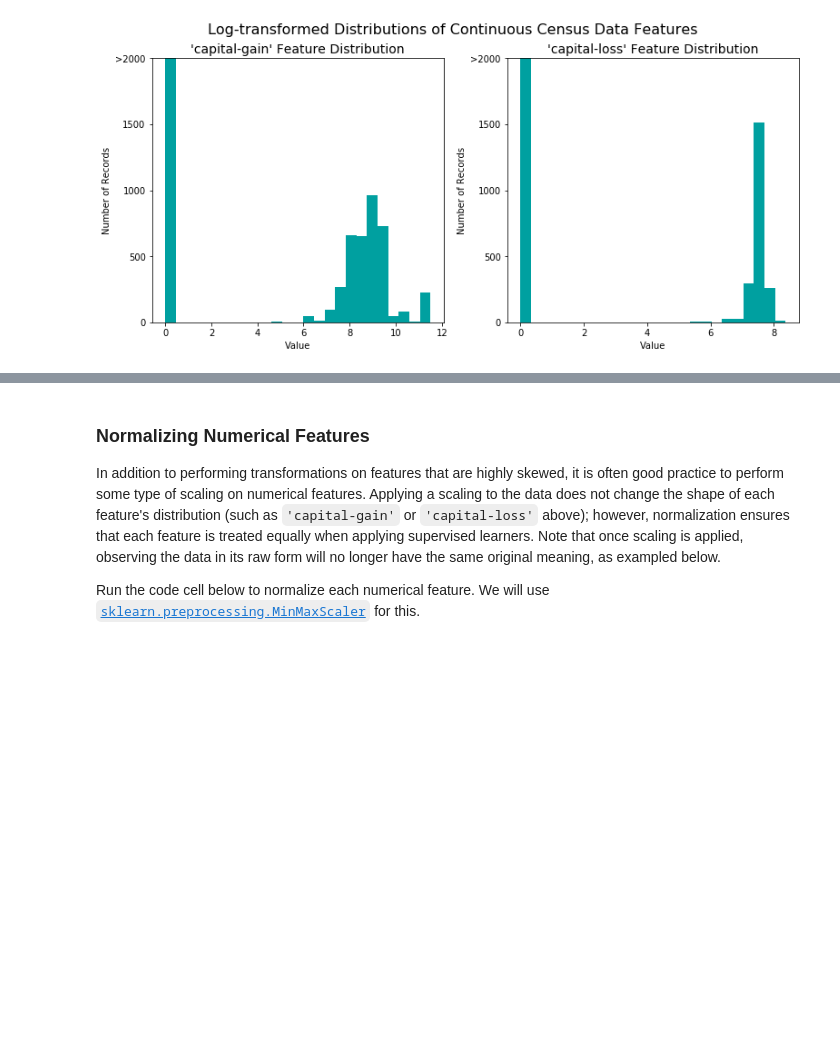
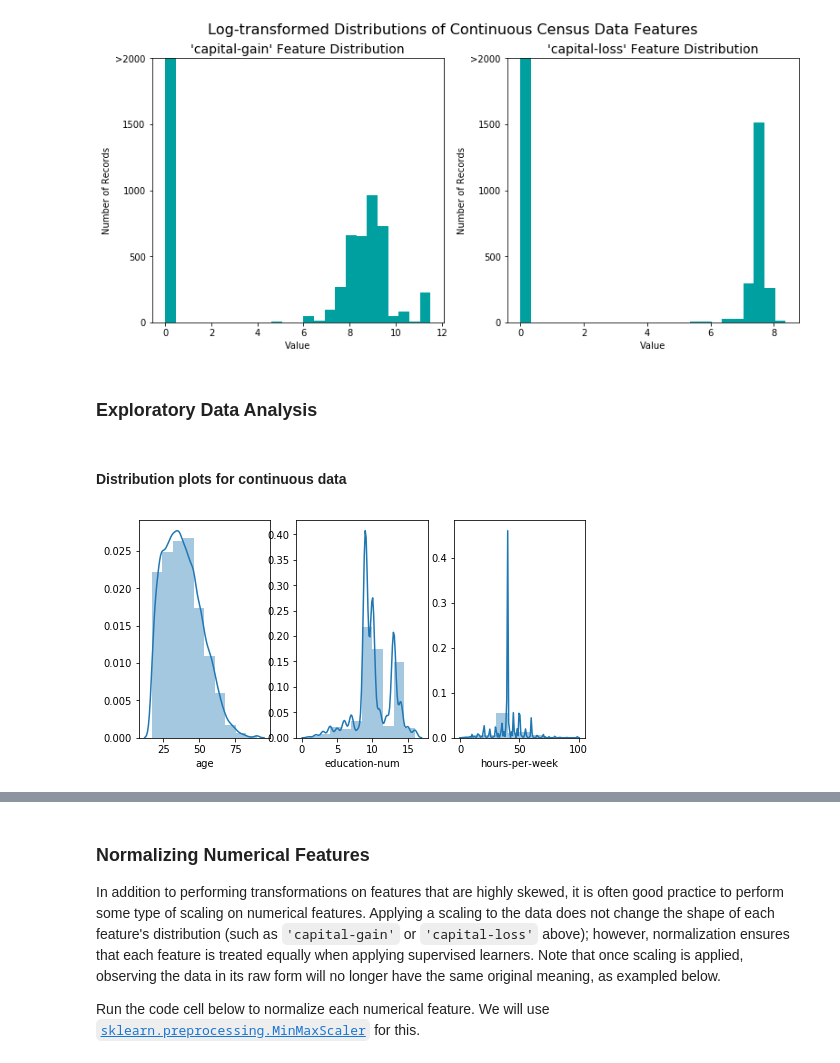
Before and after one commit to jayurbain/data-science-nanodegree, a Jupyter notebook: DSND_Term1/projects/p1_charityml/finding_donors.ipynb, the cells around one changed output, grey strips where cells are left out. Saved outputs shown, nothing was run; the diff lists cells and outputs as text; code cells hidden in the pictures; blank space fills up the shorter version.

```diff
--- a/DSND_Term1/projects/p1_charityml/finding_donors.ipynb
+++ b/DSND_Term1/projects/p1_charityml/finding_donors.ipynb
@@ -124,3 +124,5 @@ features_log_transformed[skewed] = features_raw[skewed].apply(lambda x: np.log(x
 vs.distribution(features_log_transformed, transformed = True)
 # %% [output]
 [figure]
+# %% [markdown]
+### Exploratory Data Analysis
@@ -126,0 +137,11 @@ vs.distribution(features_log_transformed, transformed = True)
+# %% [markdown]
+#### Distribution plots for continuous data
+# %%
+df = data
+
+f, ax = plt.subplots(1,3,figsize=(8,4))
+vis1 = sns.distplot(df["age"],bins=10, ax= ax[0])
+vis2 = sns.distplot(df["education-num"],bins=10, ax=ax[1])
+vis3 = sns.distplot(df["hours-per-week"],bins=10, ax=ax[2])
+# %% [output]
+[figure, added]
```
Also changed, not shown: parts of 38 cells of this notebook, 1 other file.
